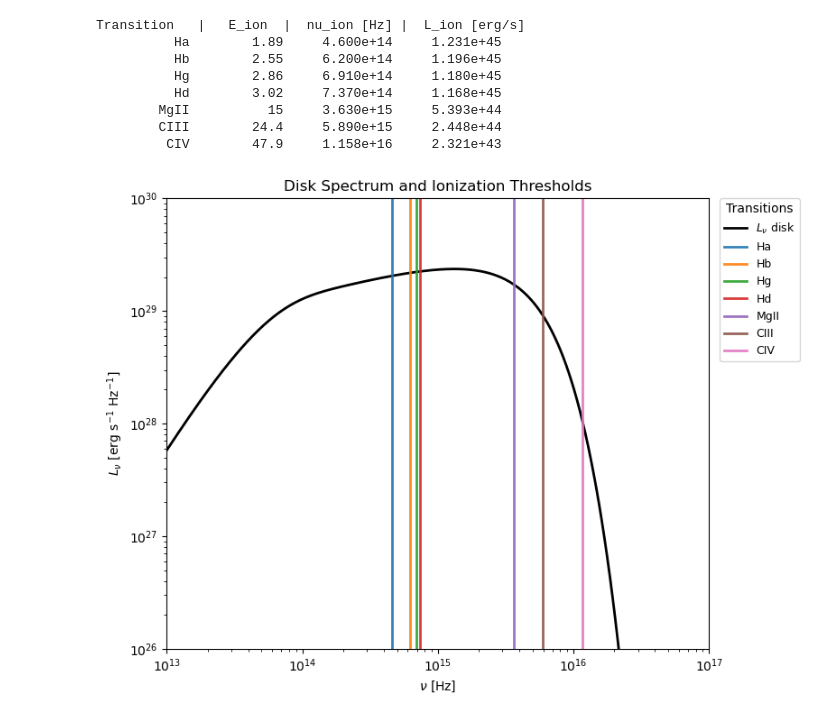
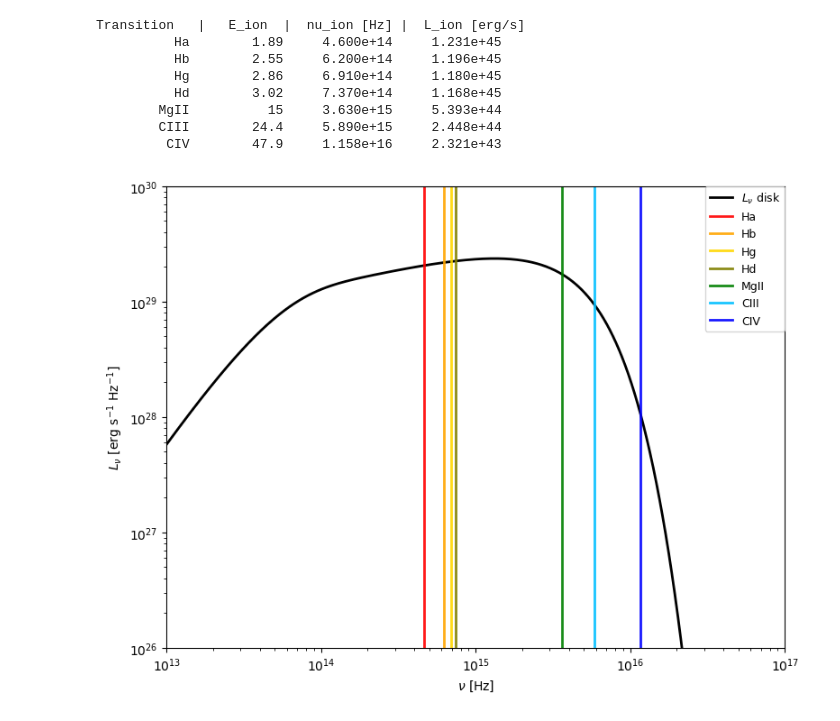
Before and after one commit to maddaba/portfolio, a Jupyter notebook: thesis_on _accretion/Shakura_Sunyaev_regime.ipynb, the cells around one changed output. Drawn from its saved outputs; the diff is of its cells as text; code cells hidden in the pictures.

```diff
--- a/thesis_on _accretion/Shakura_Sunyaev_regime.ipynb
+++ b/thesis_on _accretion/Shakura_Sunyaev_regime.ipynb
@@ -343,46 +343,58 @@ Transition   |   E_ion  |  nu_ion [Hz] |  L_ion [erg/s]
          CIV        47.9     1.158e+16     2.321e+43
 # %%
 # Plot the disk spectrum with the ionization thresholds highlighted
+
 plt.figure(figsize=(8, 6))
 
 # Disk curve
-plt.loglog(nu, Lnu, lw=2, color="k", label=r'$L_\nu$ disk')
-# Log-log scale is used for better visualization.
-# plt.plot(nu, Lnu, lw=2, color="k", label=r'$L_\nu$ disk')  # Linear scale
+plt.loglog(
+    nu,
+    Lnu,
+    lw=2,
+    color="k",
+    label=r"$L_\nu$ disk"
+)
 
-# Different colors assigned explicitly
-cmap = plt.get_cmap("tab10")
-# 10 distinct colors. If there are more transitions, tab20 could be used.
-colors = [cmap(i % cmap.N) for i in range(len(names))]
-for n, nui, col in zip(names, nu_ion_list, colors):
+# Colori fissati per le linee
+colori_ion = {
+    "Ha": "red",
+    "Hb": "orange",
+    "Hg": "gold",
+    "Hd": "olive",
+    "MgII": "green",
+    "CIII": "deepskyblue",
+    "CIV": "blue"
+}
+
+for n, nui in zip(names, nu_ion_list):
+
     plt.axvline(
         nui,
         ls="-",
         lw=2,
         alpha=0.9,
-        color=col,
-        label=str(n)
+        color=colori_ion.get(n, "gray"),  # grigio se la linea non è nel dizionario
+        label=n
     )
 
 plt.xlabel(r'$\nu$ [Hz]')
 plt.ylabel(r'$L_\nu$ [erg s$^{-1}$ Hz$^{-1}$]')
+
 plt.xlim(1e13, 1e17)
 plt.ylim(1e26, 1e30)
-plt.title(r'Disk Spectrum and Ionization Thresholds')
 
-# Legend outside the plot, so that it does not cover the curve
+# legenda
 plt.legend(
-    title="Transitions",
     fontsize=9,
     title_fontsize=10,
-    loc="upper left",
-    bbox_to_anchor=(1.02, 1.0),
-    borderaxespad=0.0)
+    loc="upper right",
+    borderaxespad=0.0
+)
 
 plt.tight_layout()
 plt.show()
 # %% [output]
-[figure, old version]
+[figure, new version]
 # %%
 # Plot the disk spectrum with the ionization thresholds highlighted,
 # now using nu*L(nu), which makes the comparison with L_ion clearer.
```
Also changed, not shown: parts of 3 cells of this notebook, 4 other files.
